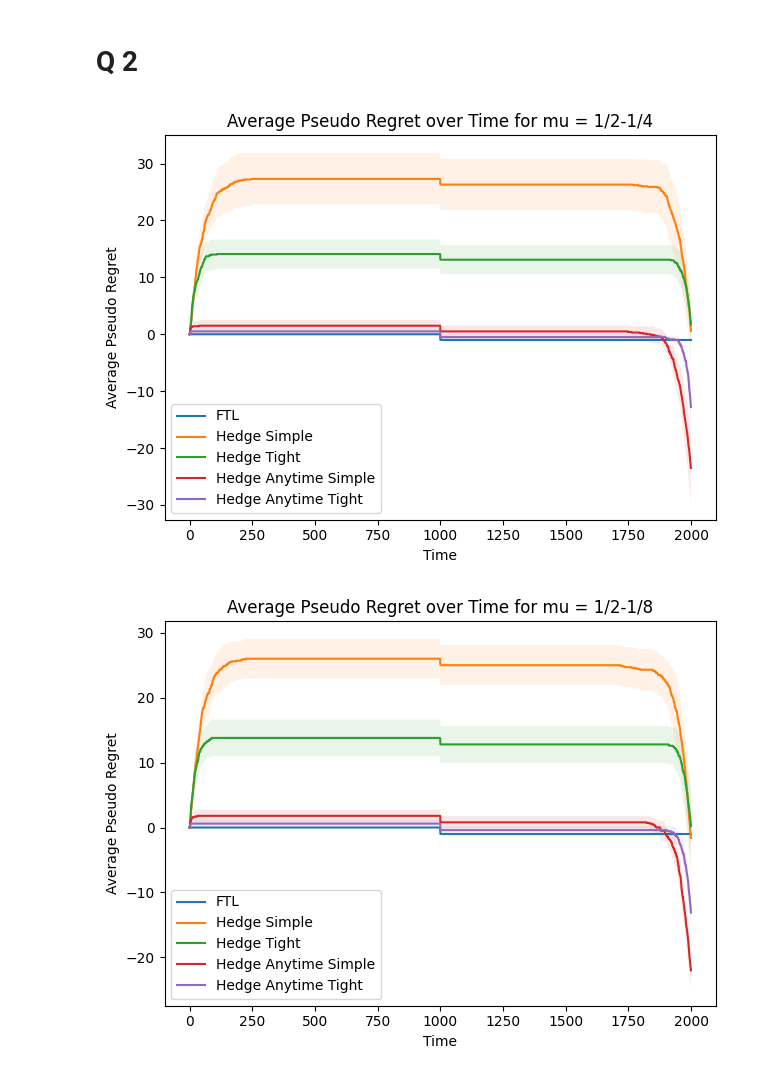
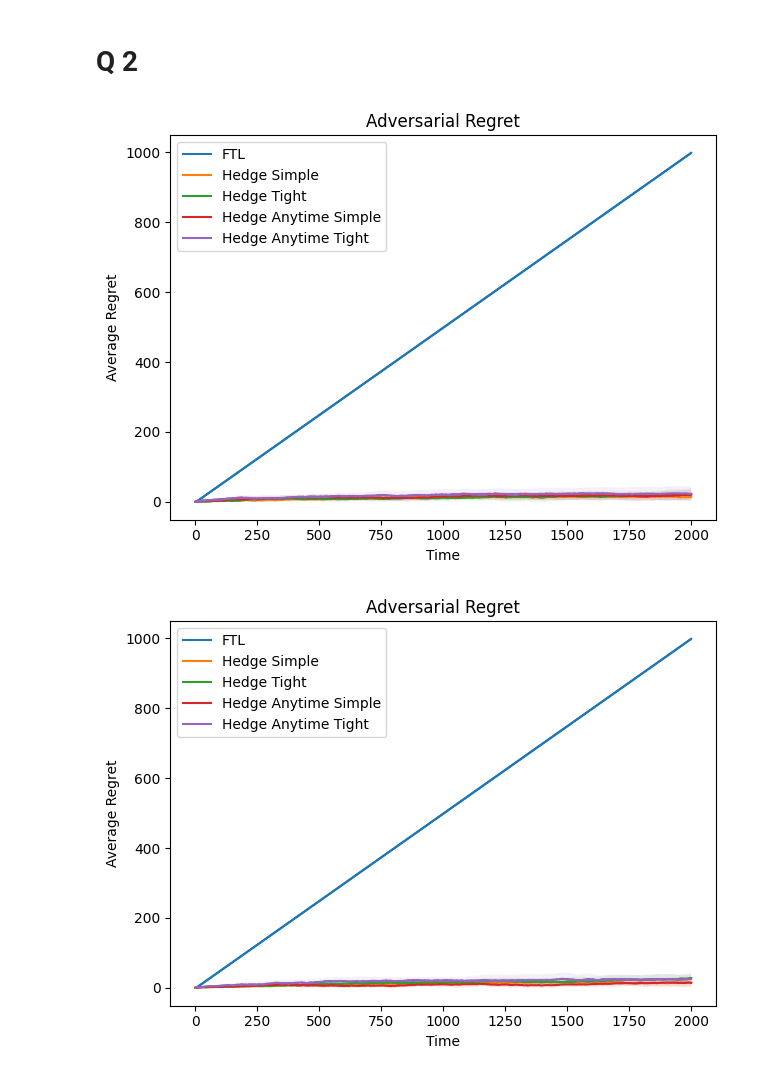
Before and after one commit to TokeReines/10_ORel, a Jupyter notebook: week5/HA5_Q3.ipynb, the cells around one changed output. Cells and saved outputs as stored; diff of their text form; code cells hidden in the pictures.

```diff
--- a/week5/HA5_Q3.ipynb
+++ b/week5/HA5_Q3.ipynb
@@ -161,27 +161,27 @@ run_experiment(bernoulli_sequence, compute_empirical_pseudo_regret, K, T, mu_fra
 # %% [markdown]
 # Q 2
 # %%
-
 def compute_regret(X, predictions, T):
     regret = np.zeros(T)
 
     # Cumulative losses for predicting "0" or "1" over time
     cumulative_losses_0 = np.cumsum(1 - X)  # Loss when we could have predicted "0"
     cumulative_losses_1 = np.cumsum(X)      # Loss when we could have predicted "1"
 
     for t in range(1, T):
         # Calculate the loss of the algorithm up to time t (l.h. side of regret equation)
         loss_algorithm = np.sum(predictions[:t] != X[:t])
 
         # Find the best static action's loss up to time t (r.h. side of regret equation)
         best_static_loss = min(cumulative_losses_0[t], cumulative_losses_1[t])
 
         # Compute the regret at time t
-        regret[t] = loss_algorithm - best_static_loss
+        regret[t] = np.abs(loss_algorithm - best_static_loss)
 
     return regret
 
-run_experiment(adversarial_sequence, compute_regret, K, T, mu_fracs, num_runs, 'adversarial')
+
+run_experiment(adversarial_sequence, compute_regret, K, T, mu_fracs, num_runs, 'adversarial', fig_title="Adversarial Regret", y_label="Average Regret")
 # %% [output]
-[figure, old version]
+[figure, new version]
-[figure, old version]
+[figure, new version]
```
Also changed, not shown: parts of 3 cells of this notebook, 21 other files.
